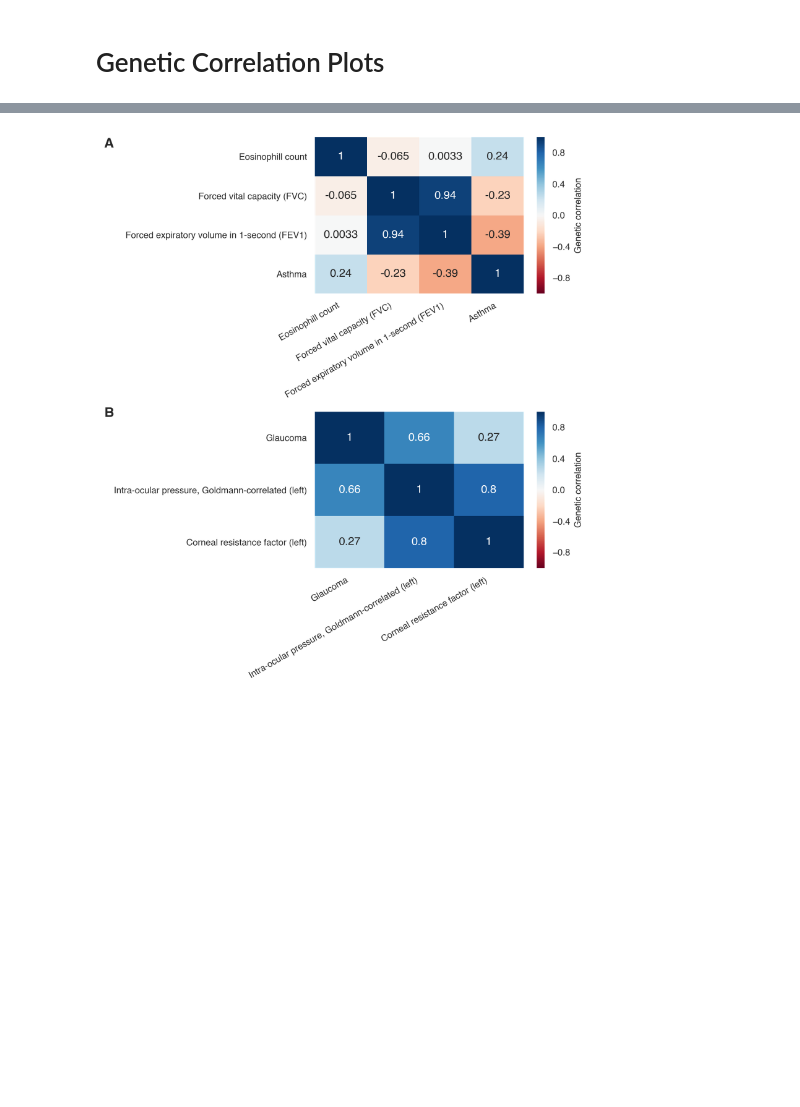
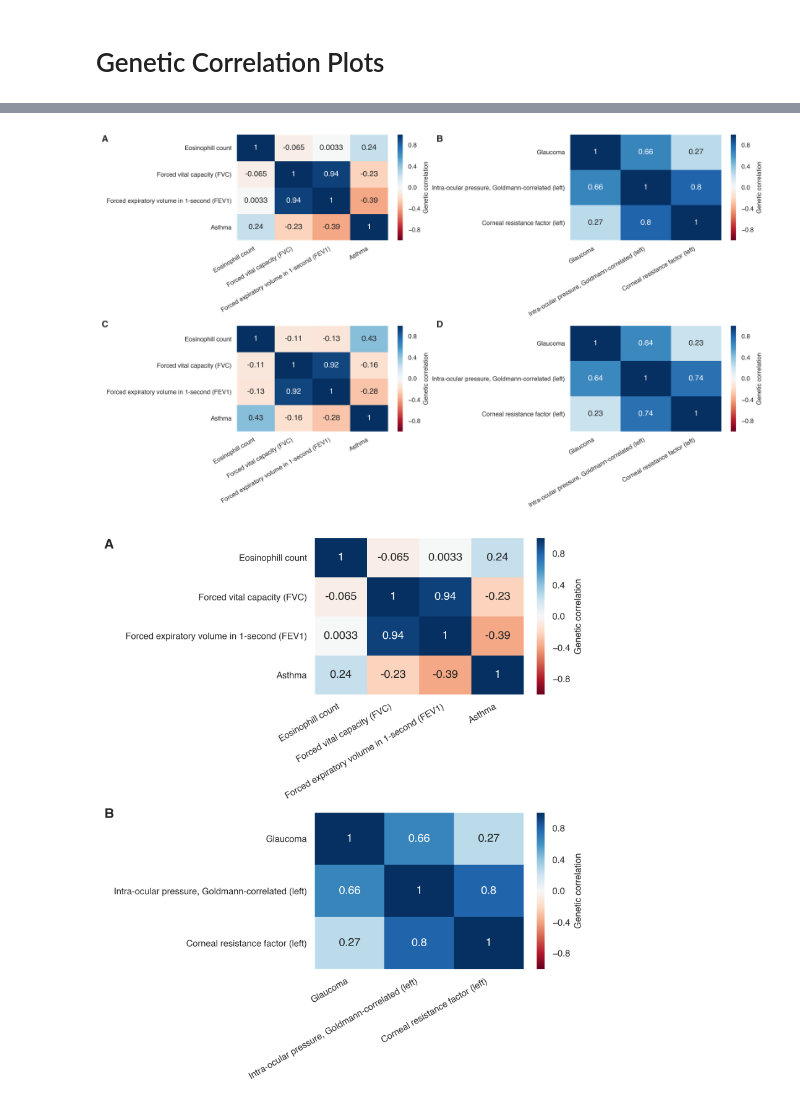
Before and after one commit to rivas-lab/mrp, a Jupyter notebook: figures/Genetic Correlation Plots.ipynb, the cells around one changed output, grey strips where cells are left out. Saved outputs shown, nothing was run; the diff lists cells and outputs as text; code cells hidden in the pictures; blank space fills up the shorter version.

```diff
--- a/figures/Genetic Correlation Plots.ipynb
+++ b/figures/Genetic Correlation Plots.ipynb
@@ -72,3 +109,40 @@ def plot_corrs(ps, ax):
+# %%
+fs = 8
+
+fig = plt.figure(figsize=(12, 7), dpi=300)
+
+gs = gridspec.GridSpec(2, 2)
+
+ax = fig.add_subplot(gs[0, 0])
+ps = ['INI30150', 'INI3062', 'INI3063', 'HC382']
+ax = plot_corrs(ps, ax, corrs_p)
+
+ax = fig.add_subplot(gs[0, 1])
+ps = ['HC276', 'INI5263', 'INI5265']
+ax = plot_corrs(ps, ax, corrs_p)
+
+ax = fig.add_subplot(gs[1, 0])
+ps = ['INI30150', 'INI3062', 'INI3063', 'HC382']
+ax = plot_corrs(ps, ax, read_ldsc_results(ps))
+
+ax = fig.add_subplot(gs[1, 1])
+ps = ['HC276', 'INI5263', 'INI5265']
+ax = plot_corrs(ps, ax, read_ldsc_results(ps))
+
+
+t = fig.text(0.005, 0.96, 'A', weight='bold',
+             size=12)
+t = fig.text(0.505, 0.96, 'B', weight='bold',
+             size=12)
+t = fig.text(0.005, 0.485, 'C', weight='bold',
+             size=12)
+t = fig.text(0.505, 0.485, 'D', weight='bold',
+             size=12)
+
+gs.tight_layout(fig, rect=[0, 0, 1, 1])
+plt.savefig('genetic_correlations.pdf')
+# %% [output]
+[figure, added]
 # %%
 fs = 8
 
```
Also changed, not shown: parts of 6 cells of this notebook, 12 other files.
